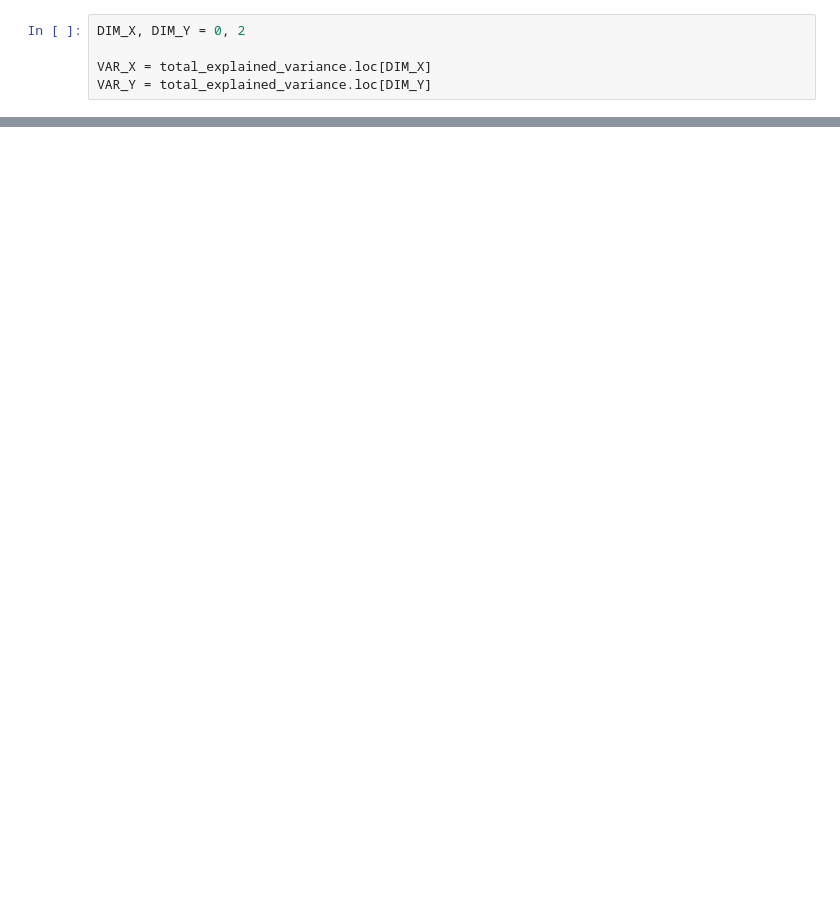
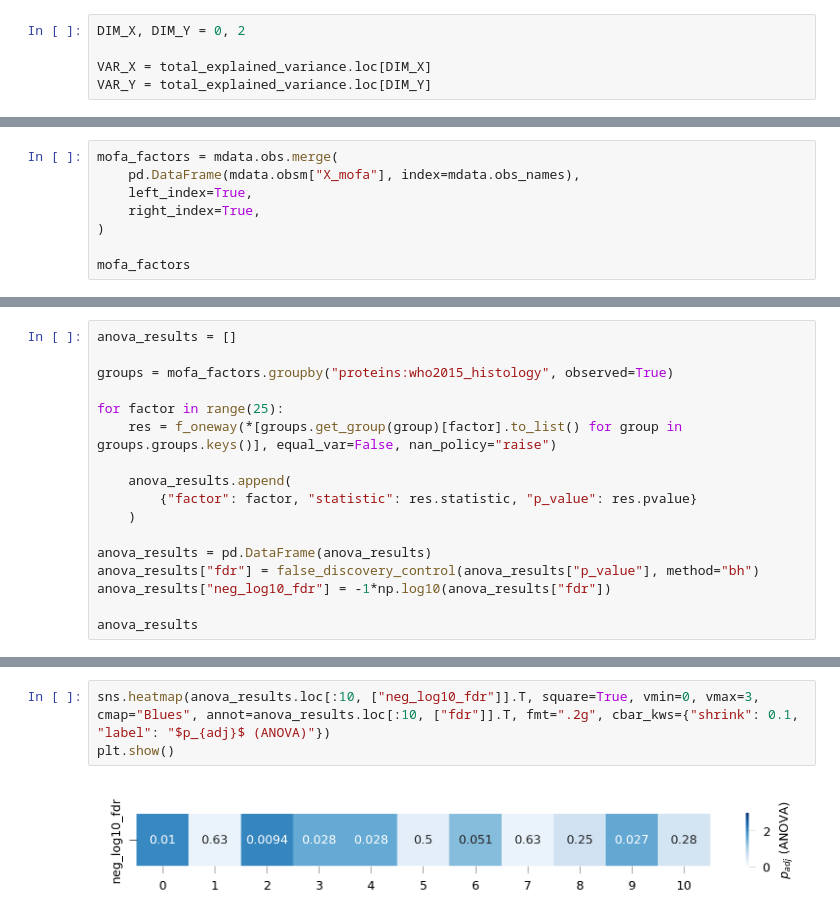
Before and after one commit to MannLabs/alphapepttools-manuscript, a Jupyter notebook: notebooks/analysis/lehtioe2021/plotting/mofa-factor-activity.ipynb, the cells around one changed output, grey strips where cells are left out. Saved outputs shown, nothing was run; the diff lists cells and outputs as text; blank space fills up the shorter version.

Commit message:
Add Anova test for significance

```diff
--- a/notebooks/analysis/lehtioe2021/plotting/mofa-factor-activity.ipynb
+++ b/notebooks/analysis/lehtioe2021/plotting/mofa-factor-activity.ipynb
@@ -125,0 +130,8 @@ plt.show()
+# %%
+mofa_factors = mdata.obs.merge(
+    pd.DataFrame(mdata.obsm["X_mofa"], index=mdata.obs_names),
+    left_index=True,
+    right_index=True,
+)
+
+mofa_factors
@@ -125,0 +156,17 @@ plt.show()
+# %%
+anova_results = []
+
+groups = mofa_factors.groupby("proteins:who2015_histology", observed=True)
+
+for factor in range(25):
+    res = f_oneway(*[groups.get_group(group)[factor].to_list() for group in groups.groups.keys()], equal_var=False, nan_policy="raise")
+
+    anova_results.append(
+        {"factor": factor, "statistic": res.statistic, "p_value": res.pvalue}
+    )
+
+anova_results = pd.DataFrame(anova_results)
+anova_results["fdr"] = false_discovery_control(anova_results["p_value"], method="bh")
+anova_results["neg_log10_fdr"] = -1*np.log10(anova_results["fdr"])
+
+anova_results
@@ -125,0 +191,5 @@ plt.show()
+# %%
+sns.heatmap(anova_results.loc[:10, ["neg_log10_fdr"]].T, square=True, vmin=0, vmax=3, cmap="Blues", annot=anova_results.loc[:10, ["fdr"]].T, fmt=".2g", cbar_kws={"shrink": 0.1, "label": "$p_{adj}$ (ANOVA)"})
+plt.show()
+# %% [output]
+[figure, added]
```
Also changed, not shown: parts of 11 cells of this notebook.
